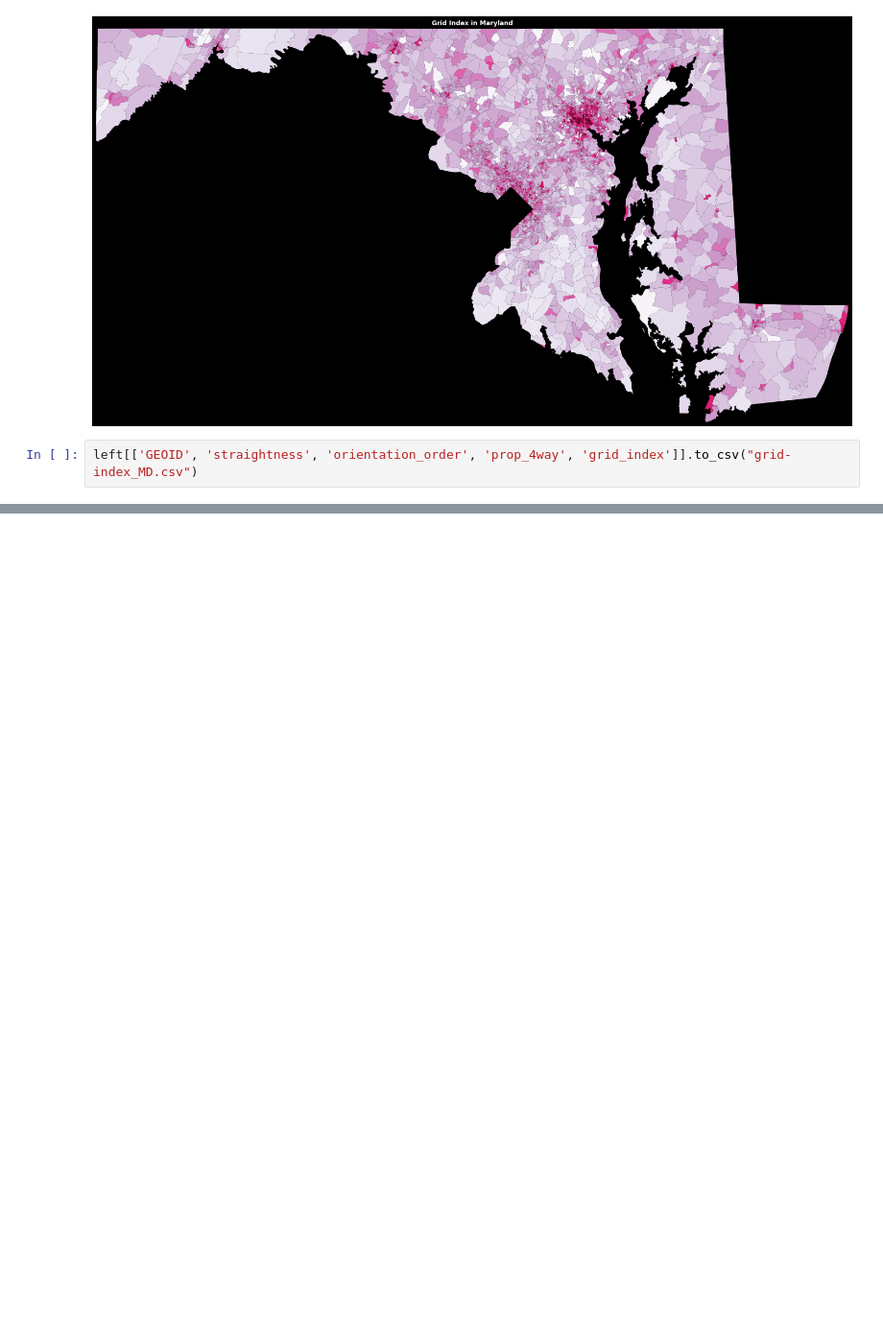
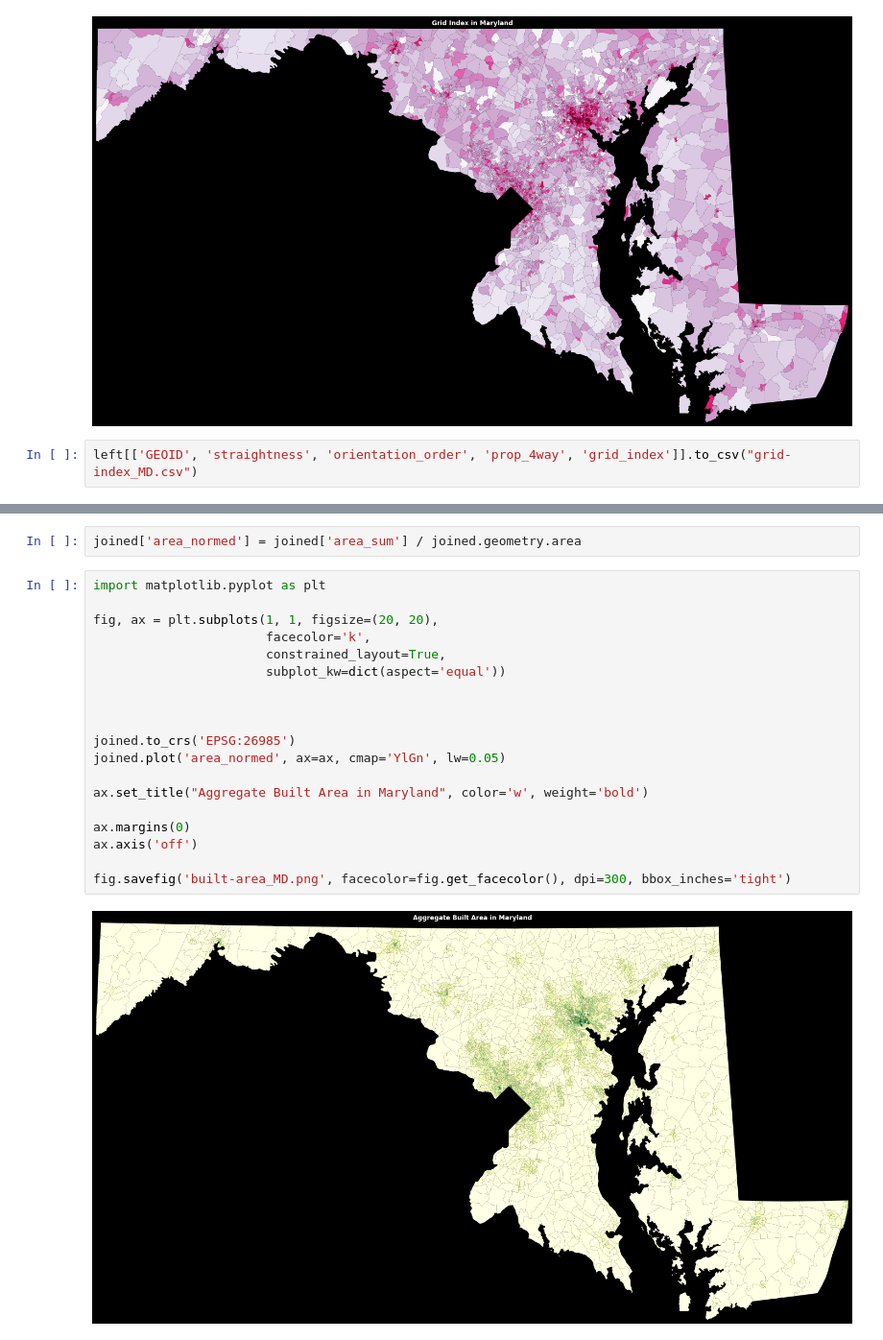
Before and after one commit to asrenninger/mega, a Jupyter notebook: python/osmnx.ipynb, the cells around one changed output, grey strips where cells are left out. Shown at 96% size. Cells and saved outputs as stored; diff of their text form; blank space fills up the shorter version.

```diff
--- a/python/osmnx.ipynb
+++ b/python/osmnx.ipynb
@@ -229,0 +319,23 @@ left[['GEOID', 'straightness', 'orientation_order', 'prop_4way', 'grid_index']].
+# %%
+joined['area_normed'] = joined['area_sum'] / joined.geometry.area
+# %%
+import matplotlib.pyplot as plt
+
+fig, ax = plt.subplots(1, 1, figsize=(20, 20),
+                       facecolor='k',
+                       constrained_layout=True,
+                       subplot_kw=dict(aspect='equal'))
+
+
+
+joined.to_crs('EPSG:26985')
+joined.plot('area_normed', ax=ax, cmap='YlGn', lw=0.05)
+
+ax.set_title("Aggregate Built Area in Maryland", color='w', weight='bold')
+
+ax.margins(0)
+ax.axis('off')
+
+fig.savefig('built-area_MD.png', facecolor=fig.get_facecolor(), dpi=300, bbox_inches='tight')
+# %% [output]
+[figure, added]
```
Also changed, not shown: parts of 12 cells of this notebook.
